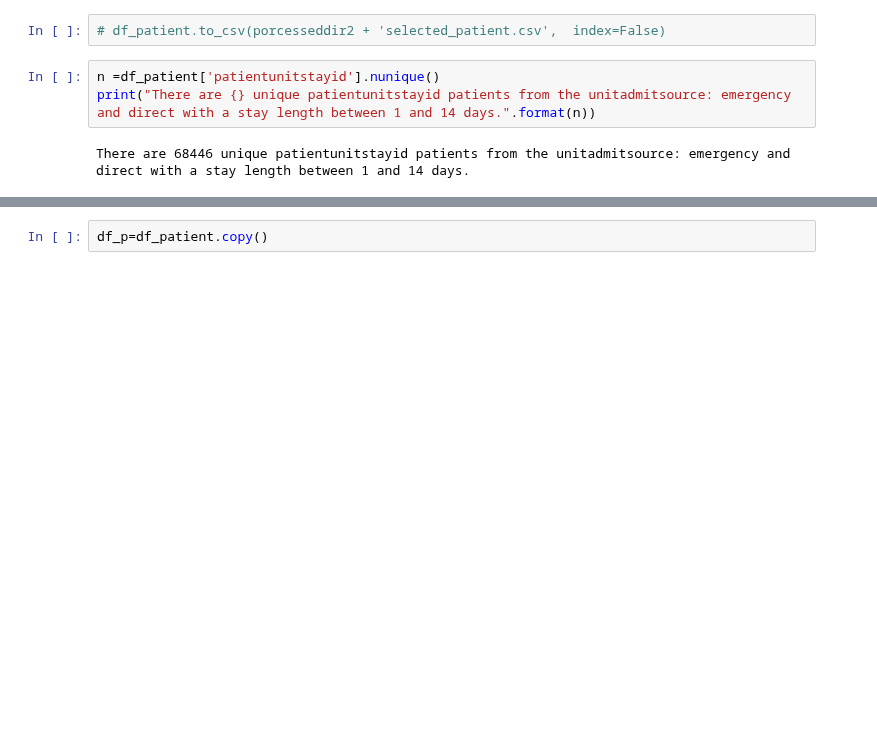
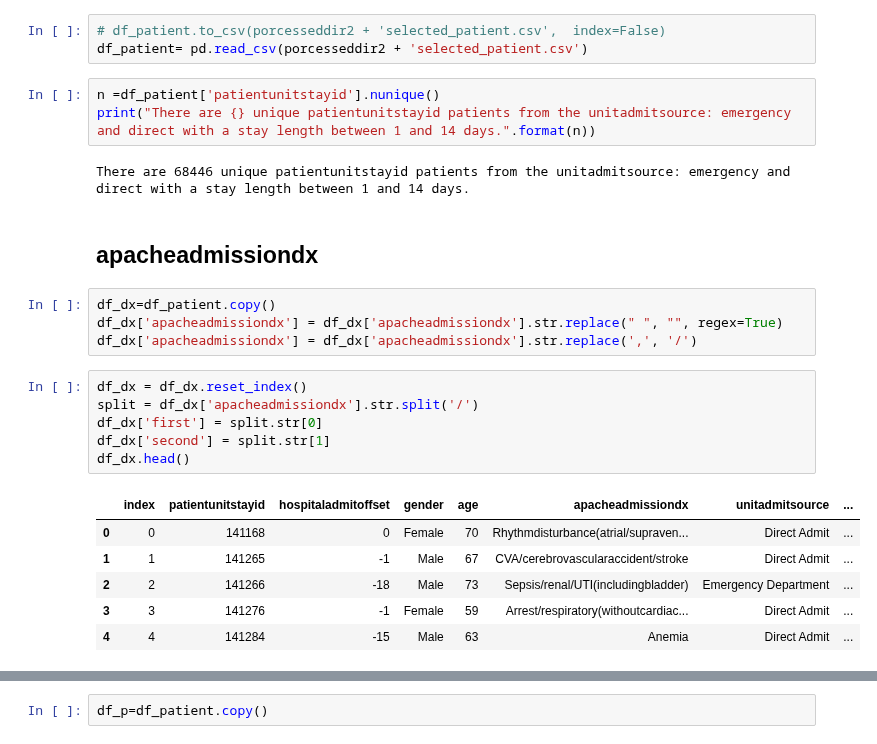
Before and after one commit to joy628/master-project, a Jupyter notebook: data-prepossing-2/patient.ipynb, the cells around one changed output, grey strips where cells are left out. Drawn from its saved outputs; the diff is of its cells as text; blank space fills up the shorter version.

```diff
--- a/data-prepossing-2/patient.ipynb
+++ b/data-prepossing-2/patient.ipynb
@@ -111,8 +110,28 @@ df_patient.head(n=20)
 | 19 | 141695 | -457 | Female | 85 | Pneumonia, bacterial | Emergency Department | ... |
 # %%
 # df_patient.to_csv(porcesseddir2 + 'selected_patient.csv',  index=False)
+df_patient= pd.read_csv(porcesseddir2 + 'selected_patient.csv')
 # %%
 n =df_patient['patientunitstayid'].nunique()
 print("There are {} unique patientunitstayid patients from the unitadmitsource: emergency and direct with a stay length between 1 and 14 days.".format(n))
 # %% [output]
 There are 68446 unique patientunitstayid patients from the unitadmitsource: emergency and direct with a stay length between 1 and 14 days.
+# %% [markdown]
+## apacheadmissiondx
+# %%
+df_dx=df_patient.copy()
+df_dx['apacheadmissiondx'] = df_dx['apacheadmissiondx'].str.replace(" ", "", regex=True)
+df_dx['apacheadmissiondx'] = df_dx['apacheadmissiondx'].str.replace(',', '/')
+# %%
+df_dx = df_dx.reset_index()
+split = df_dx['apacheadmissiondx'].str.split('/')
+df_dx['first'] = split.str[0]
+df_dx['second'] = split.str[1]
+df_dx.head()
+# %% [output]
+|  | index | patientunitstayid | hospitaladmitoffset | gender | age | apacheadmissiondx | unitadmitsource | ... |
+| 0 | 0 | 141168 | 0 | Female | 70 | Rhythmdisturbance(atrial/supraven... | Direct Admit | ... |
+| 1 | 1 | 141265 | -1 | Male | 67 | CVA/cerebrovascularaccident/stroke | Direct Admit | ... |
+| 2 | 2 | 141266 | -18 | Male | 73 | Sepsis/renal/UTI(includingbladder) | Emergency Department | ... |
+| 3 | 3 | 141276 | -1 | Female | 59 | Arrest/respiratory(withoutcardiac... | Direct Admit | ... |
+| 4 | 4 | 141284 | -15 | Male | 63 | Anemia | Direct Admit | ... |
```
Also changed, not shown: parts of 4 cells of this notebook, 5 other files.
